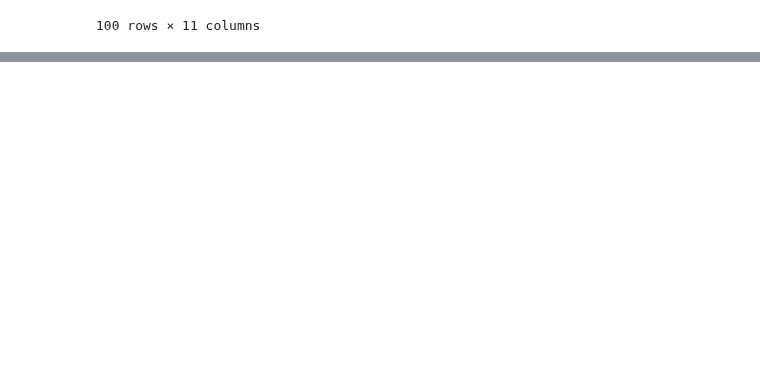
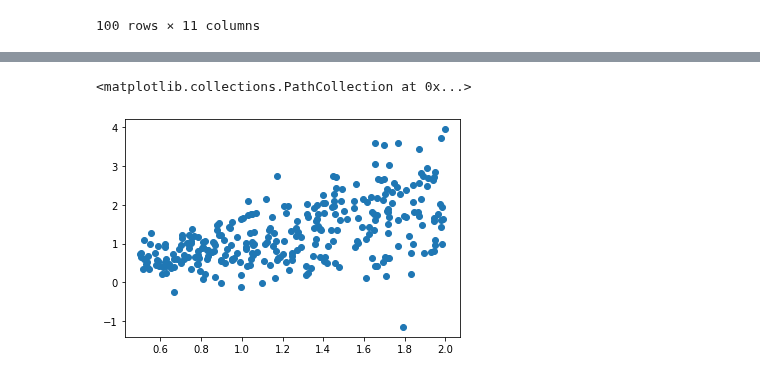
Before and after one commit to RoetGer/decisions-under-uncertainty, a Jupyter notebook: hyperparameter_optimization.ipynb, the cells around one changed output, grey strips where cells are left out. Drawn from its saved outputs; the diff is of its cells as text; code cells hidden in the pictures; blank space fills up the shorter version.

Commit message:
Start building an example for the lognormal data transformation correction.

```diff
--- a/hyperparameter_optimization.ipynb
+++ b/hyperparameter_optimization.ipynb
@@ -232,3 +224,15 @@ study.trials_dataframe()
 | 98 | 98 | 2.012650 | 2021-08-18 22:13:30.617929 | 2021-08-18 22:13:32.090559 | 0 days 00:00:01.472630 | No | ... |
 | 99 | 99 | 2.044953 | 2021-08-18 22:13:32.093096 | 2021-08-18 22:13:33.027851 | 0 days 00:00:00.934755 | Bayesian | ... |
 100 rows × 11 columns
+# %%
+import numpy as np
+import pandas as pd
+
+np.random.seed(5)
+nobs = 300
+
+X = np.random.uniform(0.5, 2, size=nobs).reshape(-1, 1)
+y = np.random.lognormal(mean=X, sigma=0.5*X)
+
+data = pd.DataFrame({'X': X.flatten(), 'y': y.flatten()})
+data
@@ -234,0 +263,6 @@ study.trials_dataframe()
+# %%
+log_y = np.log(y)
+plt.scatter(X, log_y)
+# %% [output]
+<matplotlib.collections.PathCollection at 0x...>
+[figure, added]
```
Also changed, not shown: parts of 8 cells of this notebook.
